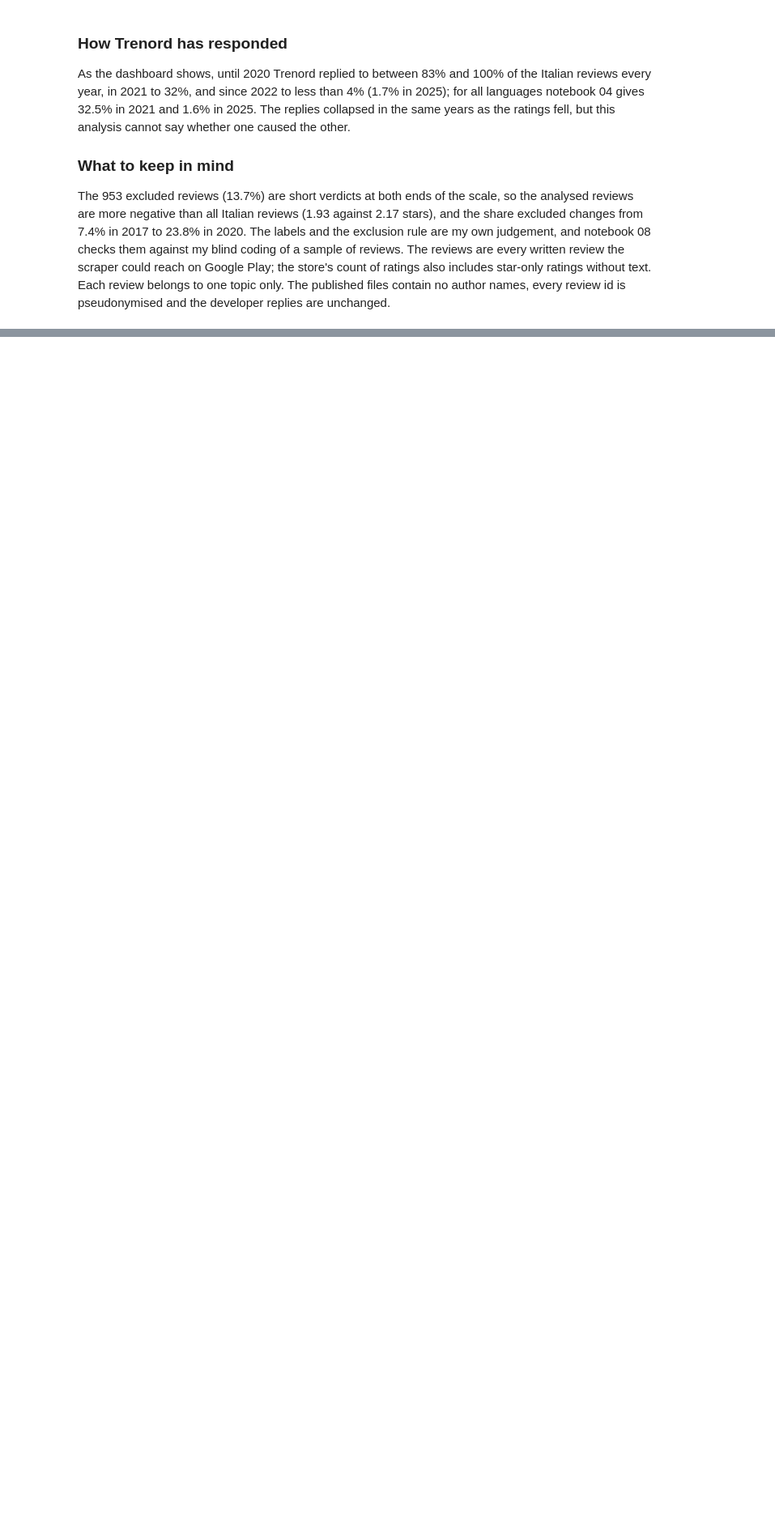
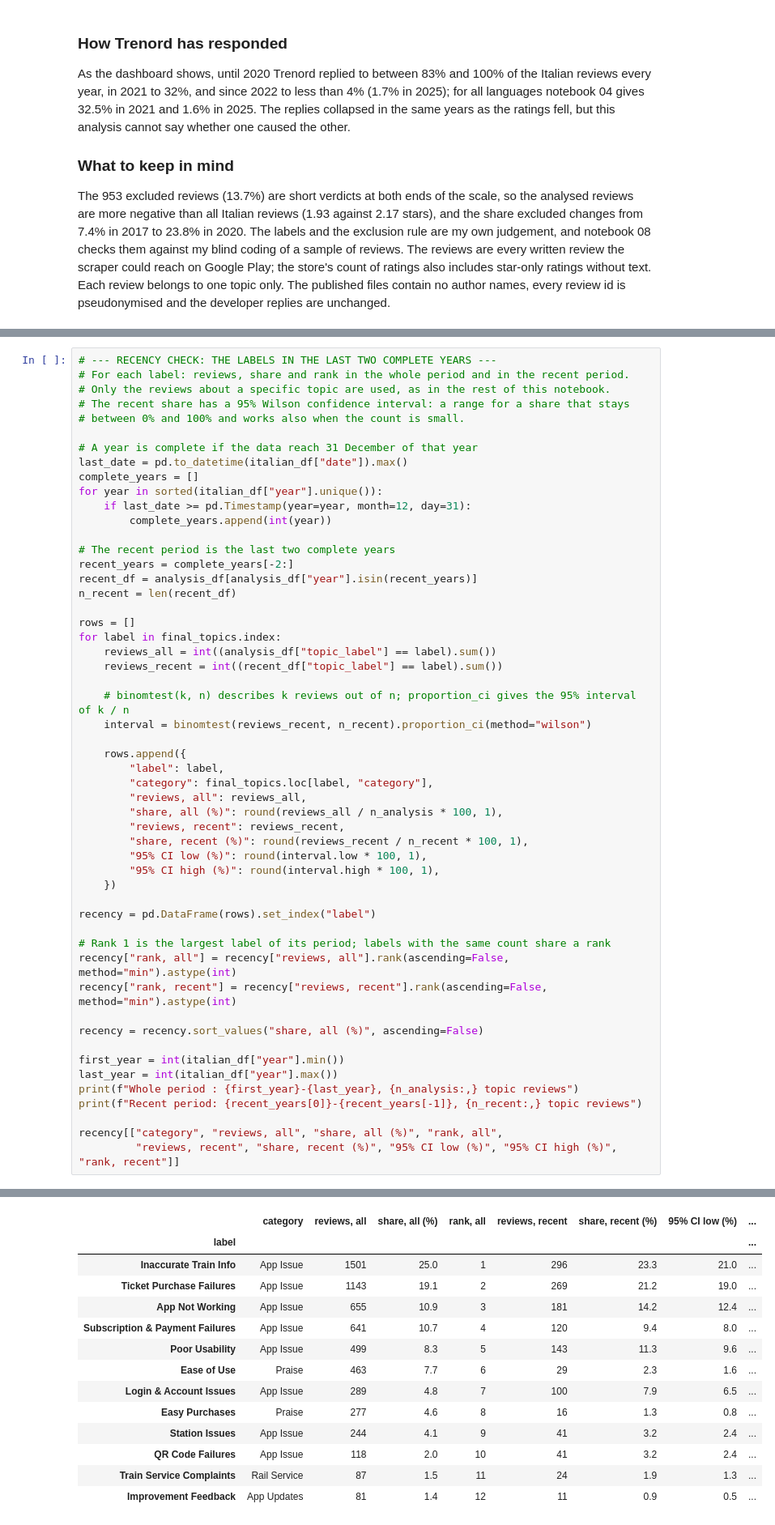
Before and after one commit to paolotroia-datavizlab/trenord-reviews-bertopic, a Jupyter notebook: notebooks/07_topic_labeling.ipynb, the cells around one changed output, grey strips where cells are left out. Shown at 81% size. Cells and saved outputs as stored; diff of their text form; blank space fills up the shorter version.

Commit message:
07: recency check of the labels in 2024-2025, recommendations updated with its results

```diff
--- a/notebooks/07_topic_labeling.ipynb
+++ b/notebooks/07_topic_labeling.ipynb
@@ -868,0 +871,54 @@ The 953 excluded reviews (13.7%) are short verdicts at both ends of the scale, s
+# %%
+# --- RECENCY CHECK: THE LABELS IN THE LAST TWO COMPLETE YEARS ---
+# For each label: reviews, share and rank in the whole period and in the recent period.
+# Only the reviews about a specific topic are used, as in the rest of this notebook.
+# The recent share has a 95% Wilson confidence interval: a range for a share that stays
+# between 0% and 100% and works also when the count is small.
+
+# A year is complete if the data reach 31 December of that year
+last_date = pd.to_datetime(italian_df["date"]).max()
+complete_years = []
+for year in sorted(italian_df["year"].unique()):
+    if last_date >= pd.Timestamp(year=year, month=12, day=31):
+        complete_years.append(int(year))
+
+# The recent period is the last two complete years
+recent_years = complete_years[-2:]
+recent_df = analysis_df[analysis_df["year"].isin(recent_years)]
+n_recent = len(recent_df)
+
+rows = []
+for label in final_topics.index:
+    reviews_all = int((analysis_df["topic_label"] == label).sum())
+    reviews_recent = int((recent_df["topic_label"] == label).sum())
+
+    # binomtest(k, n) describes k reviews out of n; proportion_ci gives the 95% interval of k / n
+    interval = binomtest(reviews_recent, n_recent).proportion_ci(method="wilson")
+
+    rows.append({
+        "label": label,
+        "category": final_topics.loc[label, "category"],
+        "reviews, all": reviews_all,
+        "share, all (%)": round(reviews_all / n_analysis * 100, 1),
+        "reviews, recent": reviews_recent,
+        "share, recent (%)": round(reviews_recent / n_recent * 100, 1),
+        "95% CI low (%)": round(interval.low * 100, 1),
+        "95% CI high (%)": round(interval.high * 100, 1),
+    })
+
+recency = pd.DataFrame(rows).set_index("label")
+
+# Rank 1 is the largest label of its period; labels with the same count share a rank
+recency["rank, all"] = recency["reviews, all"].rank(ascending=False, method="min").astype(int)
+recency["rank, recent"] = recency["reviews, recent"].rank(ascending=False, method="min").astype(int)
+
+recency = recency.sort_values("share, all (%)", ascending=False)
+
+first_year = int(italian_df["year"].min())
+last_year = int(italian_df["year"].max())
+print(f"Whole period : {first_year}-{last_year}, {n_analysis:,} topic reviews")
+print(f"Recent period: {recent_years[0]}-{recent_years[-1]}, {n_recent:,} topic reviews")
+
+recency[["category", "reviews, all", "share, all (%)", "rank, all",
+         "reviews, recent", "share, recent (%)", "95% CI low (%)", "95% CI high (%)", "rank, recent"]]
+# %% [output]
@@ -868,0 +927,14 @@ The 953 excluded reviews (13.7%) are short verdicts at both ends of the scale, s
+|  | category | reviews, all | share, all (%) | rank, all | reviews, recent | share, recent (%) | 95% CI low (%) | ... |
+| label |  |  |  |  |  |  |  | ... |
+| Inaccurate Train Info | App Issue | 1501 | 25.0 | 1 | 296 | 23.3 | 21.0 | ... |
+| Ticket Purchase Failures | App Issue | 1143 | 19.1 | 2 | 269 | 21.2 | 19.0 | ... |
+| App Not Working | App Issue | 655 | 10.9 | 3 | 181 | 14.2 | 12.4 | ... |
+| Subscription & Payment Failures | App Issue | 641 | 10.7 | 4 | 120 | 9.4 | 8.0 | ... |
+| Poor Usability | App Issue | 499 | 8.3 | 5 | 143 | 11.3 | 9.6 | ... |
+| Ease of Use | Praise | 463 | 7.7 | 6 | 29 | 2.3 | 1.6 | ... |
+| Login & Account Issues | App Issue | 289 | 4.8 | 7 | 100 | 7.9 | 6.5 | ... |
+| Easy Purchases | Praise | 277 | 4.6 | 8 | 16 | 1.3 | 0.8 | ... |
+| Station Issues | App Issue | 244 | 4.1 | 9 | 41 | 3.2 | 2.4 | ... |
+| QR Code Failures | App Issue | 118 | 2.0 | 10 | 41 | 3.2 | 2.4 | ... |
+| Train Service Complaints | Rail Service | 87 | 1.5 | 11 | 24 | 1.9 | 1.3 | ... |
+| Improvement Feedback | App Updates | 81 | 1.4 | 12 | 11 | 0.9 | 0.5 | ... |
```
Also changed, not shown: parts of 5 cells of this notebook.
